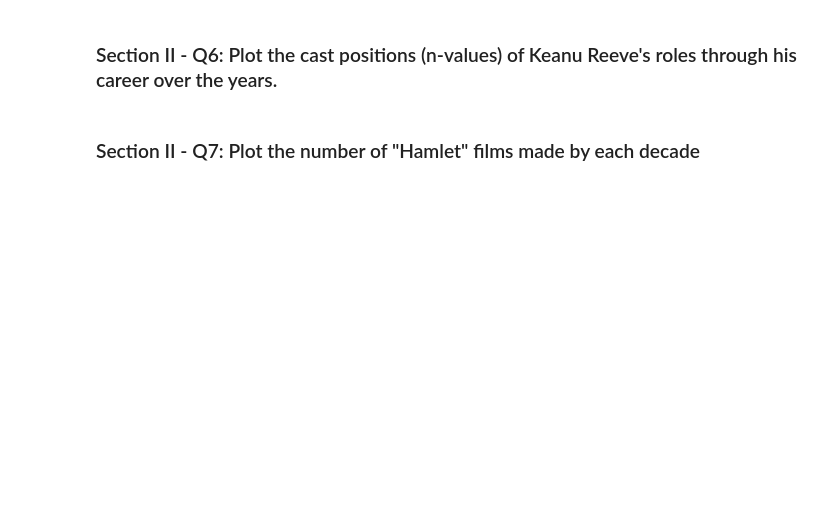
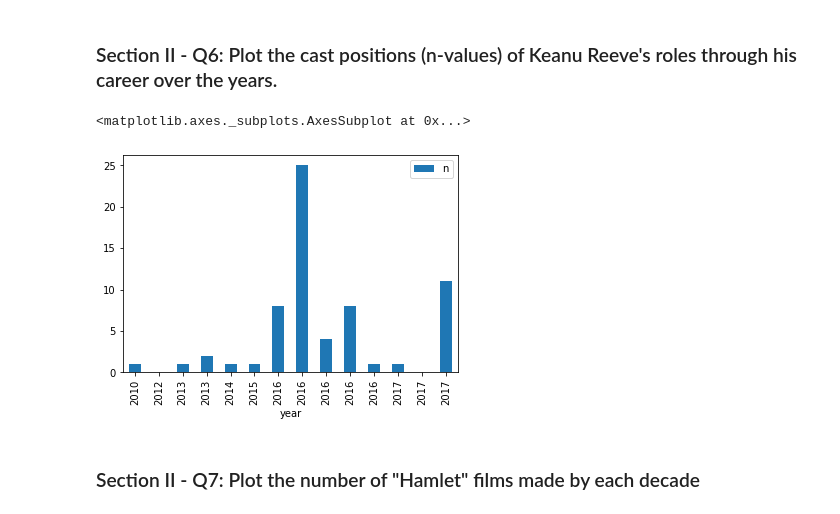
Before and after one commit to springboard-curriculum/mec-mini-projects, a Jupyter notebook: mec-5.3.10-data-wranging-with-pandas-mini-project/Mini_Project_Data_Wrangling_Pandas.ipynb, the cells around one changed output. Drawn from its saved outputs; the diff is of its cells as text; code cells hidden in the pictures; blank space fills up the shorter version.

```diff
--- a/mec-5.3.10-data-wranging-with-pandas-mini-project/Mini_Project_Data_Wrangling_Pandas.ipynb
+++ b/mec-5.3.10-data-wranging-with-pandas-mini-project/Mini_Project_Data_Wrangling_Pandas.ipynb
@@ -219,4 +565,14 @@ top_ten.plot(kind='barh')
 # %% [markdown]
 ### Section II - Q6: Plot the cast positions (n-values) of Keanu Reeve's roles through his career over the years.
+# %%
+#filter to reduce number of datapoints to plot
+keanu_df_role = cast[(cast.name == 'Keanu Reeves' ) & (cast.year >= 2010) & (cast.year < 2018)].fillna(0)
+#in one year he can play multiple roles with different cast positions
+keanu_df_role = keanu_df_role[['year','n']]
+keanu_df_role
+keanu_df_role.sort_values(by='year').plot(kind='bar',x='year', y='n')
+# %% [output]
+<matplotlib.axes._subplots.AxesSubplot at 0x...>
+[figure, added]
 # %% [markdown]
 ### Section II - Q7: Plot the number of "Hamlet" films made by each decade
```
Also changed, not shown: parts of 46 cells of this notebook, 19 other files.
